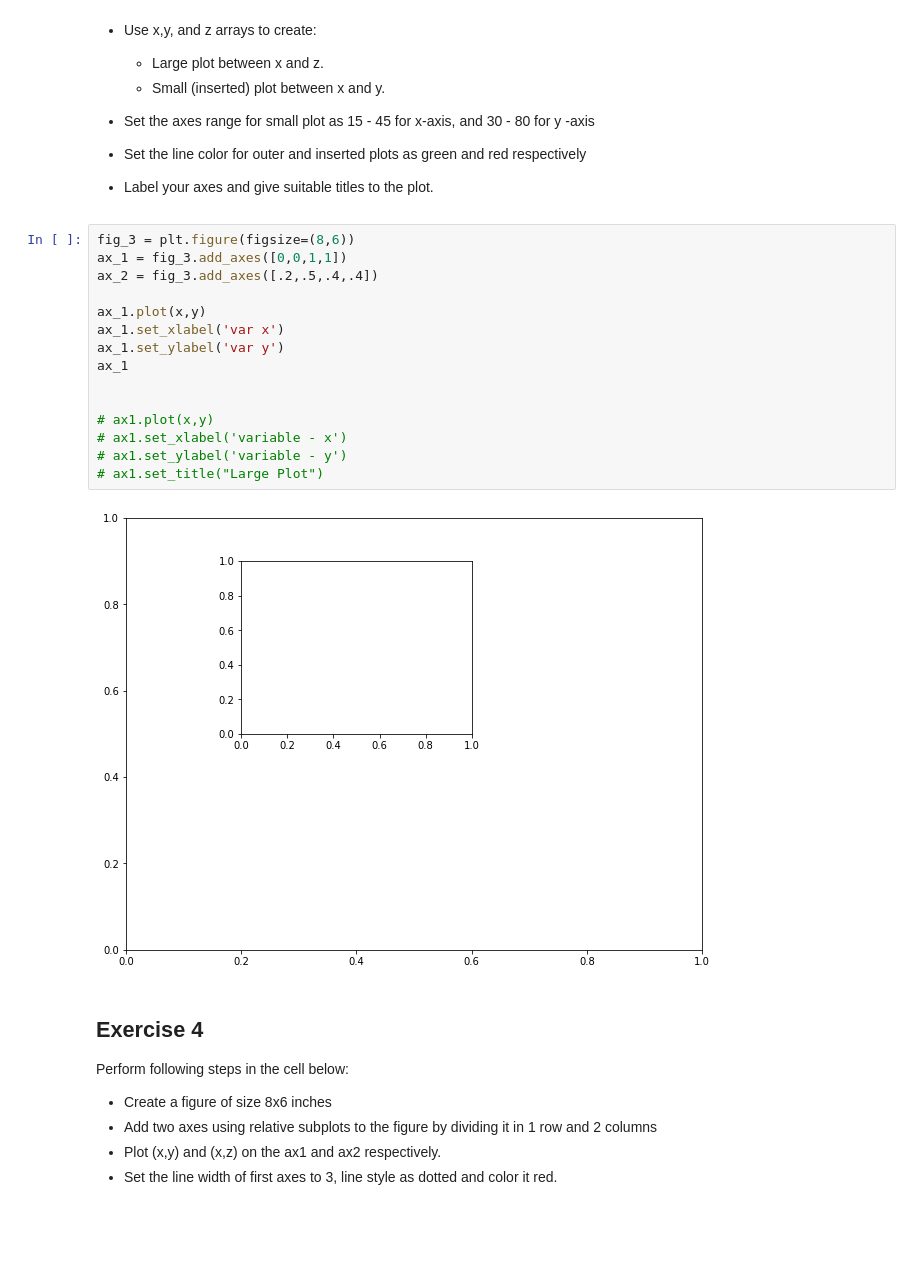
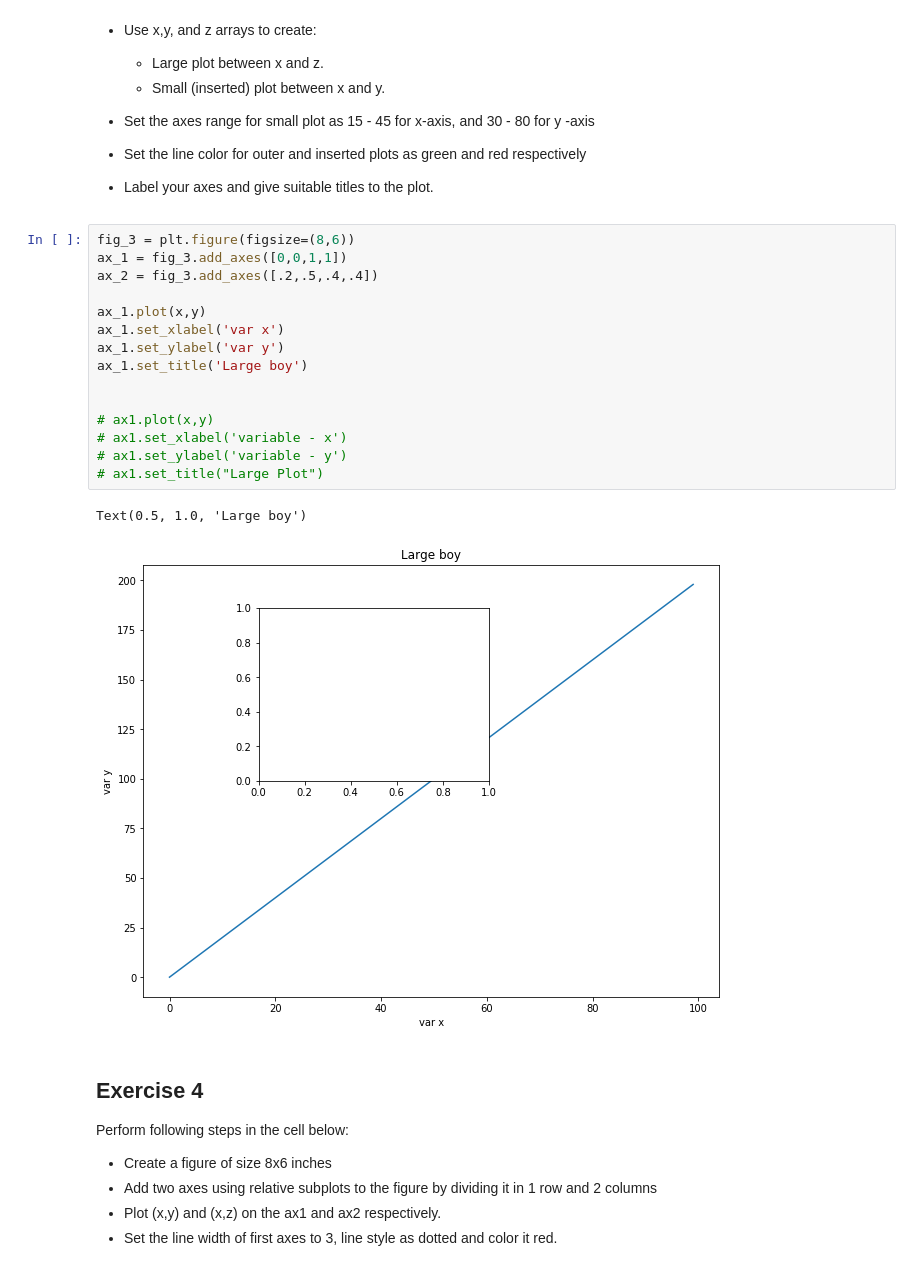
Before and after one commit to AustinKrause/ds-matplotlib-intro-lab-nyc-ds-career-031119, a Jupyter notebook: index.ipynb, the cells around one changed output. Drawn from its saved outputs; the diff is of its cells as text; blank space fills up the shorter version.

```diff
--- a/index.ipynb
+++ b/index.ipynb
@@ -112,20 +112,21 @@ Perform following tasks in the cell below:
 # %%
 fig_3 = plt.figure(figsize=(8,6))
 ax_1 = fig_3.add_axes([0,0,1,1])
 ax_2 = fig_3.add_axes([.2,.5,.4,.4])
 
 ax_1.plot(x,y)
 ax_1.set_xlabel('var x')
 ax_1.set_ylabel('var y')
-ax_1
+ax_1.set_title('Large boy')
 
 
 # ax1.plot(x,y)
 # ax1.set_xlabel('variable - x')
 # ax1.set_ylabel('variable - y')
 # ax1.set_title("Large Plot")
 # %% [output]
+Text(0.5, 1.0, 'Large boy')
-[figure, old version]
+[figure, new version]
 # %% [markdown]
 ## Exercise 4
 
```
